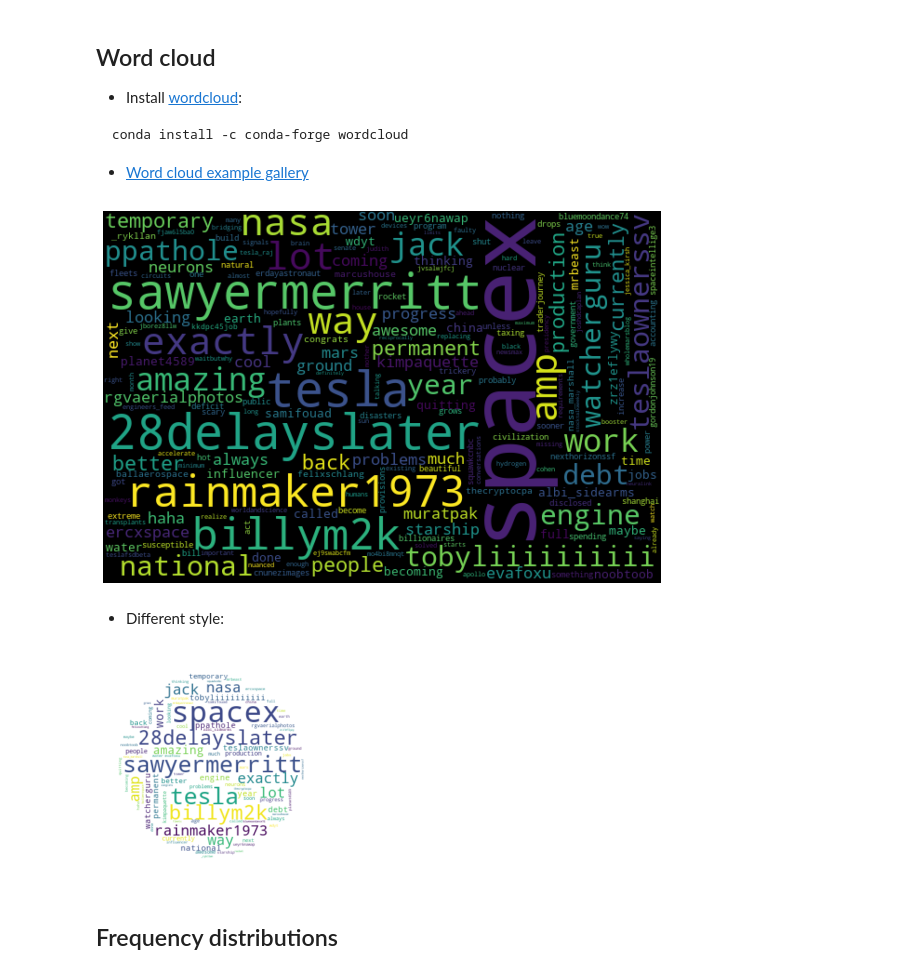
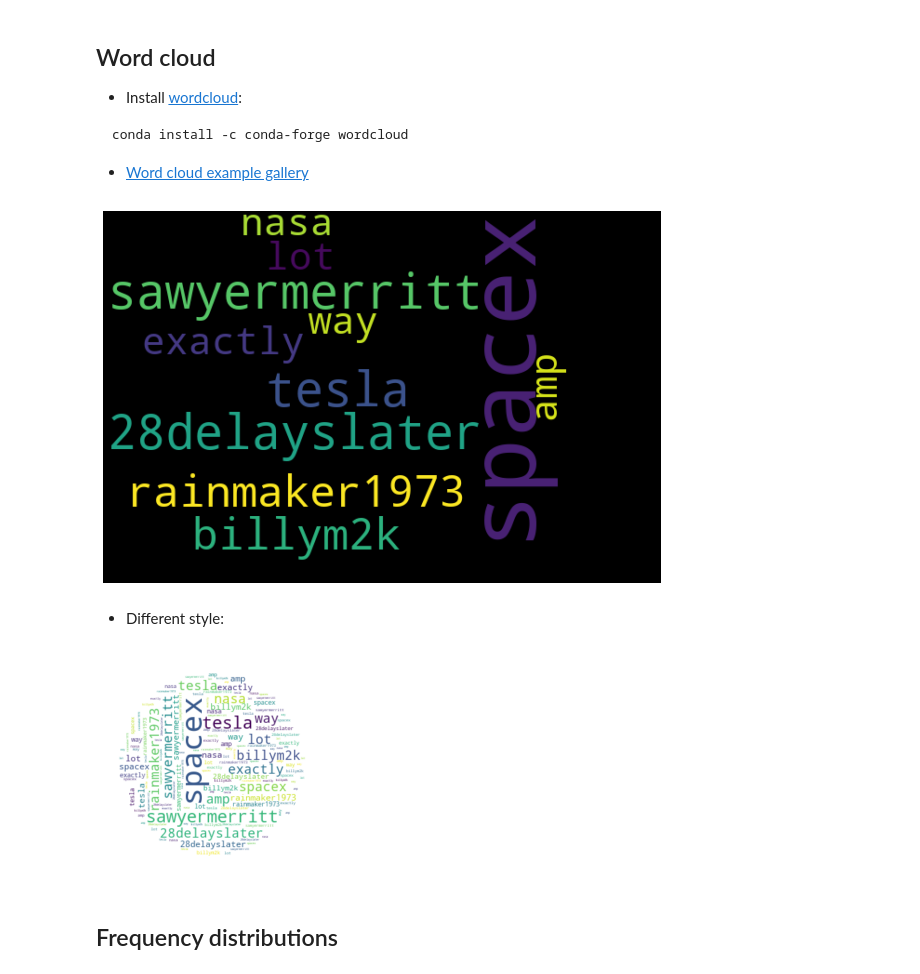
Before and after one commit to kirenz/twitter-tweepy, a Jupyter notebook: textmining-nltk.ipynb, the cells around one changed output. Drawn from its saved outputs; the diff is of its cells as text; code cells hidden in the pictures.

```diff
--- a/textmining-nltk.ipynb
+++ b/textmining-nltk.ipynb
@@ -104,0 +123,2 @@ df.head(3)
+# %%
+df['text_string_fdist'] = df['text_token'].apply(lambda x: ' '.join([item for item in x if fdist[item]>2]))
@@ -118,4 +151,4 @@ from nltk.stem import WordNetLemmatizer
 
 wordnet_lem = WordNetLemmatizer()
 
-df['text_token'] = df['text_token'].apply(wordnet_lem.lemmatize)
+df['text_string_lem'] = df['text_string_fdist'].apply(wordnet_lem.lemmatize)
@@ -121,0 +157,3 @@ df['text_token'] = df['text_token'].apply(wordnet_lem.lemmatize)
+# %%
+# check if the columns are equal
+df['is_equal']= (df['text_string_fdist']==df['text_string_lem'])
@@ -130,22 +174,22 @@ conda install -c conda-forge wordcloud
 
 - [Word cloud example gallery](https://amueller.github.io/word_cloud/auto_examples/index.html#example-gallery)
 # %%
-all_words = ' '.join([word for word in df['text_token']])
+all_words_lem = ' '.join([word for word in df['text_string_lem']])
 # %%
 %matplotlib inline
 import matplotlib.pyplot as plt
 from wordcloud import WordCloud
 
 wordcloud = WordCloud(width=600,
                      height=400,
                      random_state=2,
-                     max_font_size=100).generate(all_words)
+                     max_font_size=100).generate(all_words_lem)
 
 plt.figure(figsize=(10, 7))
 plt.imshow(wordcloud, interpolation='bilinear')
 plt.axis('off');
 # %% [output]
-[figure, old version]
+[figure, new version]
 # %% [markdown]
 - Different style:
 # %%
@@ -156,12 +200,12 @@ mask = (x - 150) ** 2 + (y - 150) ** 2 > 130 ** 2
 mask = 255 * mask.astype(int)
 
 wc = WordCloud(background_color="white", repeat=True, mask=mask)
-wc.generate(all_words)
+wc.generate(all_words_lem)
 
 plt.axis("off")
 plt.imshow(wc, interpolation="bilinear");
 # %% [output]
-[figure, old version]
+[figure, new version]
 # %% [markdown]
 ## Frequency distributions
 # %%
```
Also changed, not shown: parts of 25 cells of this notebook.
